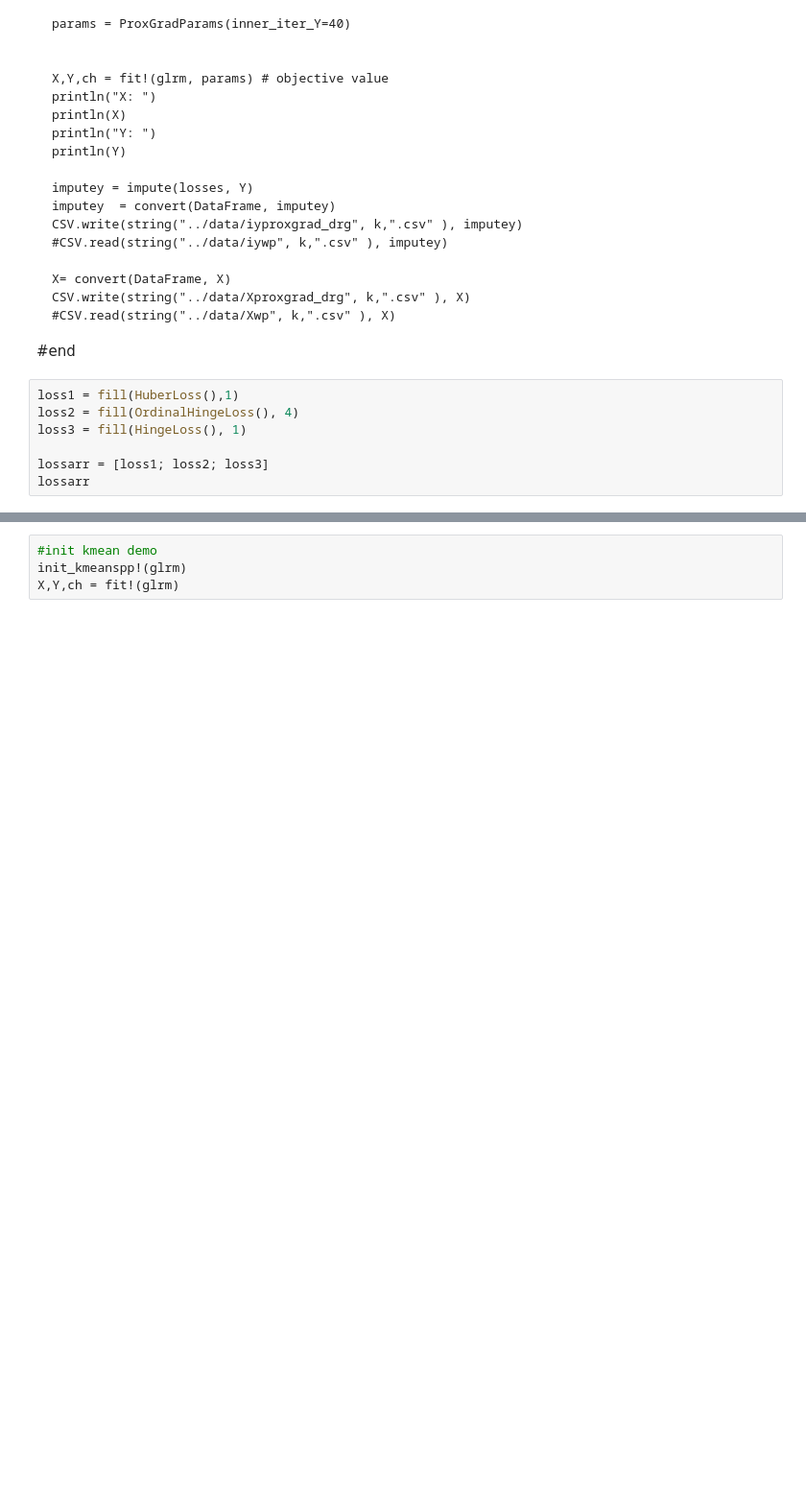
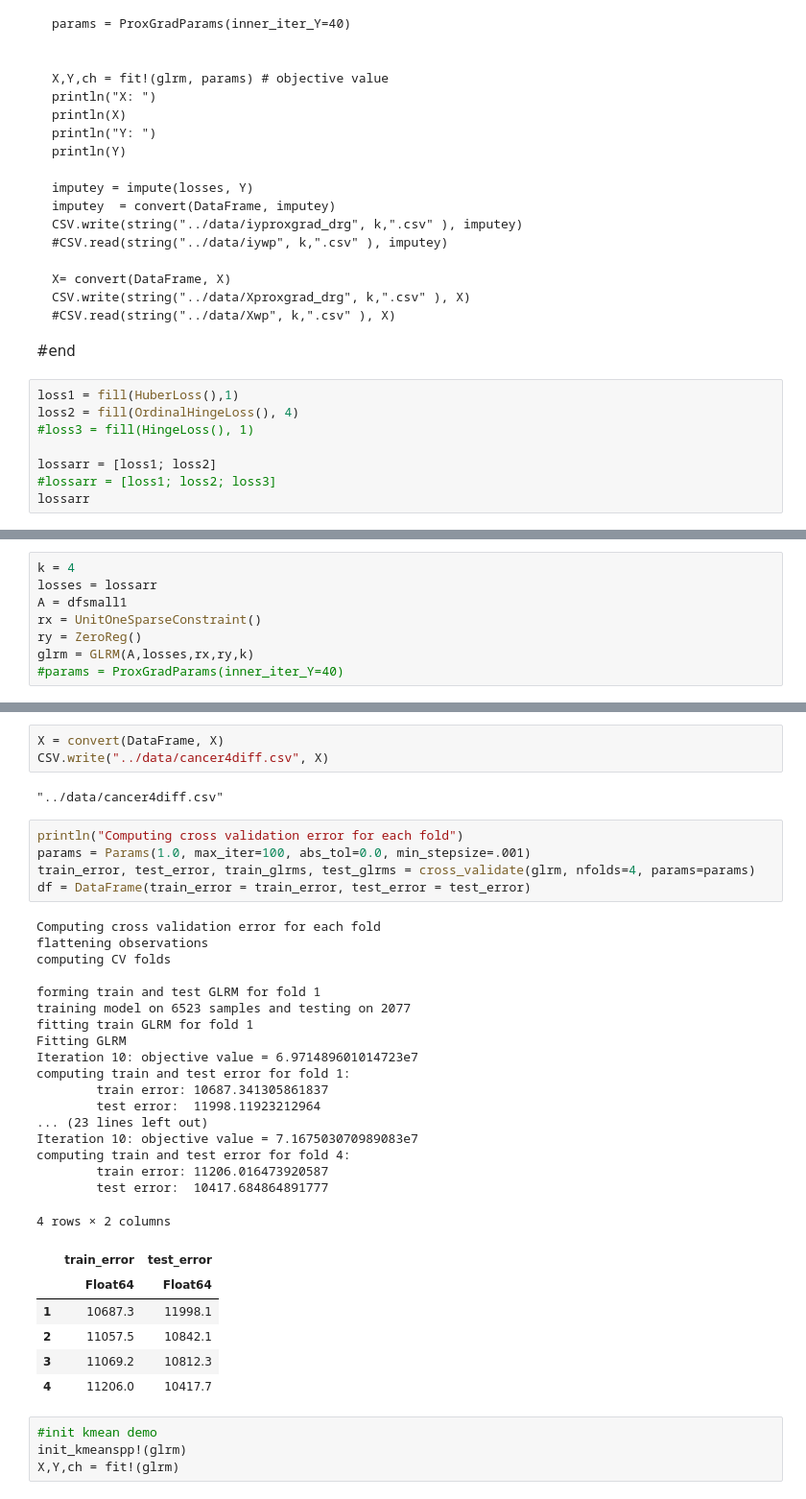
Before and after one commit to kathy908000/Population-Segmentation-For-Health-System-Management, a Jupyter notebook: code/cancer_glrm.ipynb, the cells around one changed output, grey strips where cells are left out. Shown at 96% size. Saved outputs shown, nothing was run; the diff lists cells and outputs as text; blank space fills up the shorter version.

```diff
--- a/code/cancer_glrm.ipynb
+++ b/code/cancer_glrm.ipynb
@@ -194,7 +379,8 @@ glrm = GLRM(A,losses,rx,ry,k)
 # %%
 loss1 = fill(HuberLoss(),1)
 loss2 = fill(OrdinalHingeLoss(), 4)
-loss3 = fill(HingeLoss(), 1)
+#loss3 = fill(HingeLoss(), 1)
 
-lossarr = [loss1; loss2; loss3]
+lossarr = [loss1; loss2]
+#lossarr = [loss1; loss2; loss3]
 lossarr
@@ -200,0 +394,8 @@ lossarr
+# %%
+k = 4
+losses = lossarr
+A = dfsmall1
+rx = UnitOneSparseConstraint()
+ry = ZeroReg()
+glrm = GLRM(A,losses,rx,ry,k)
+#params = ProxGradParams(inner_iter_Y=40)
@@ -201,3 +426,38 @@ lossarr
+# %%
+X = convert(DataFrame, X)
+CSV.write("../data/cancer4diff.csv", X)
+# %% [output]
+"../data/cancer4diff.csv"
+# %%
+println("Computing cross validation error for each fold")
+params = Params(1.0, max_iter=100, abs_tol=0.0, min_stepsize=.001)
+train_error, test_error, train_glrms, test_glrms = cross_validate(glrm, nfolds=4, params=params)
+df = DataFrame(train_error = train_error, test_error = test_error)
+# %% [output]
+Computing cross validation error for each fold
+flattening observations
+computing CV folds
+
+forming train and test GLRM for fold 1
+training model on 6523 samples and testing on 2077
+fitting train GLRM for fold 1
+Fitting GLRM
+Iteration 10: objective value = 6.971489601014723e7
+computing train and test error for fold 1:
+        train error: 10687.341305861837
+        test error:  11998.11923212964
+... (23 lines left out)
+Iteration 10: objective value = 7.167503070989083e7
+computing train and test error for fold 4:
+        train error: 11206.016473920587
+        test error:  10417.684864891777
+4 rows × 2 columns
+|  | train_error | test_error |
+|  | Float64 | Float64 |
+| 1 | 10687.3 | 11998.1 |
+| 2 | 11057.5 | 10842.1 |
+| 3 | 11069.2 | 10812.3 |
+| 4 | 11206.0 | 10417.7 |
 # %%
 #init kmean demo
 init_kmeanspp!(glrm)
```
Also changed, not shown: parts of 28 cells of this notebook, 1 other file.
